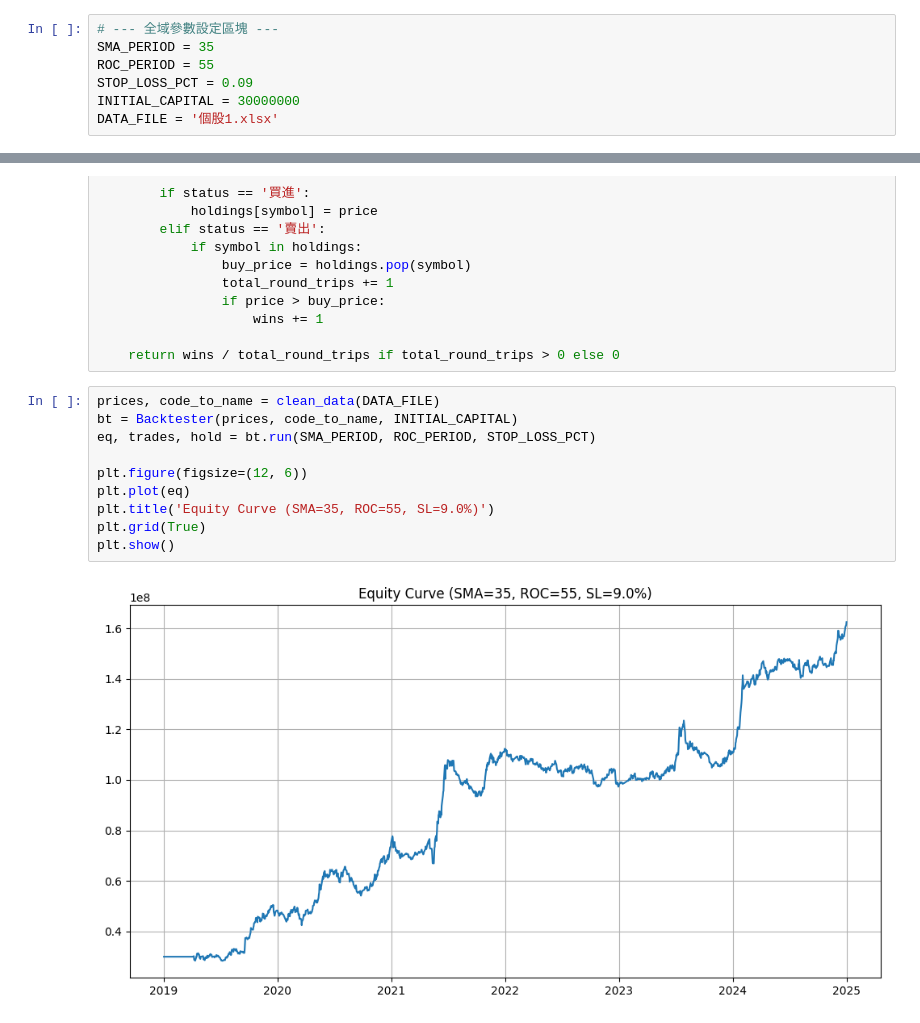
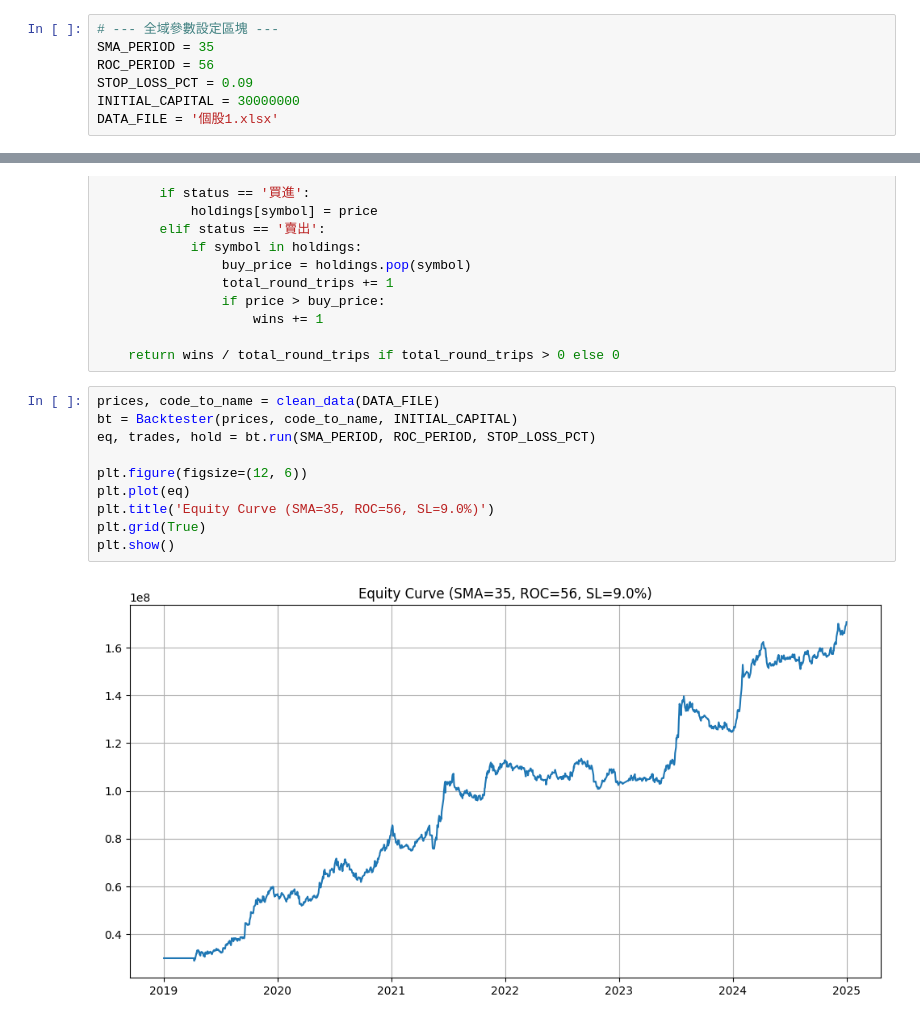
Before and after one commit to lij1017-cmd/main, a Jupyter notebook: trendstrategy_equity2025成-1.ipynb, the cells around one changed output, grey strips where cells are left out. Cells and saved outputs as stored; diff of their text form.

```diff
--- a/trendstrategy_equity2025成-1.ipynb
+++ b/trendstrategy_equity2025成-1.ipynb
@@ -3,7 +3,7 @@
 # %%
 # --- 全域參數設定區塊 ---
 SMA_PERIOD = 35
-ROC_PERIOD = 55
+ROC_PERIOD = 56
 STOP_LOSS_PCT = 0.09
 INITIAL_CAPITAL = 30000000
 DATA_FILE = '個股1.xlsx'
@@ -242,12 +242,12 @@ def calculate_win_rate(trades_df):
 # %%
 prices, code_to_name = clean_data(DATA_FILE)
 bt = Backtester(prices, code_to_name, INITIAL_CAPITAL)
 eq, trades, hold = bt.run(SMA_PERIOD, ROC_PERIOD, STOP_LOSS_PCT)
 
 plt.figure(figsize=(12, 6))
 plt.plot(eq)
-plt.title('Equity Curve (SMA=35, ROC=55, SL=9.0%)')
+plt.title('Equity Curve (SMA=35, ROC=56, SL=9.0%)')
 plt.grid(True)
 plt.show()
 # %% [output]
-[figure, old version]
+[figure, new version]
```
Also changed, not shown: 3 other files.
